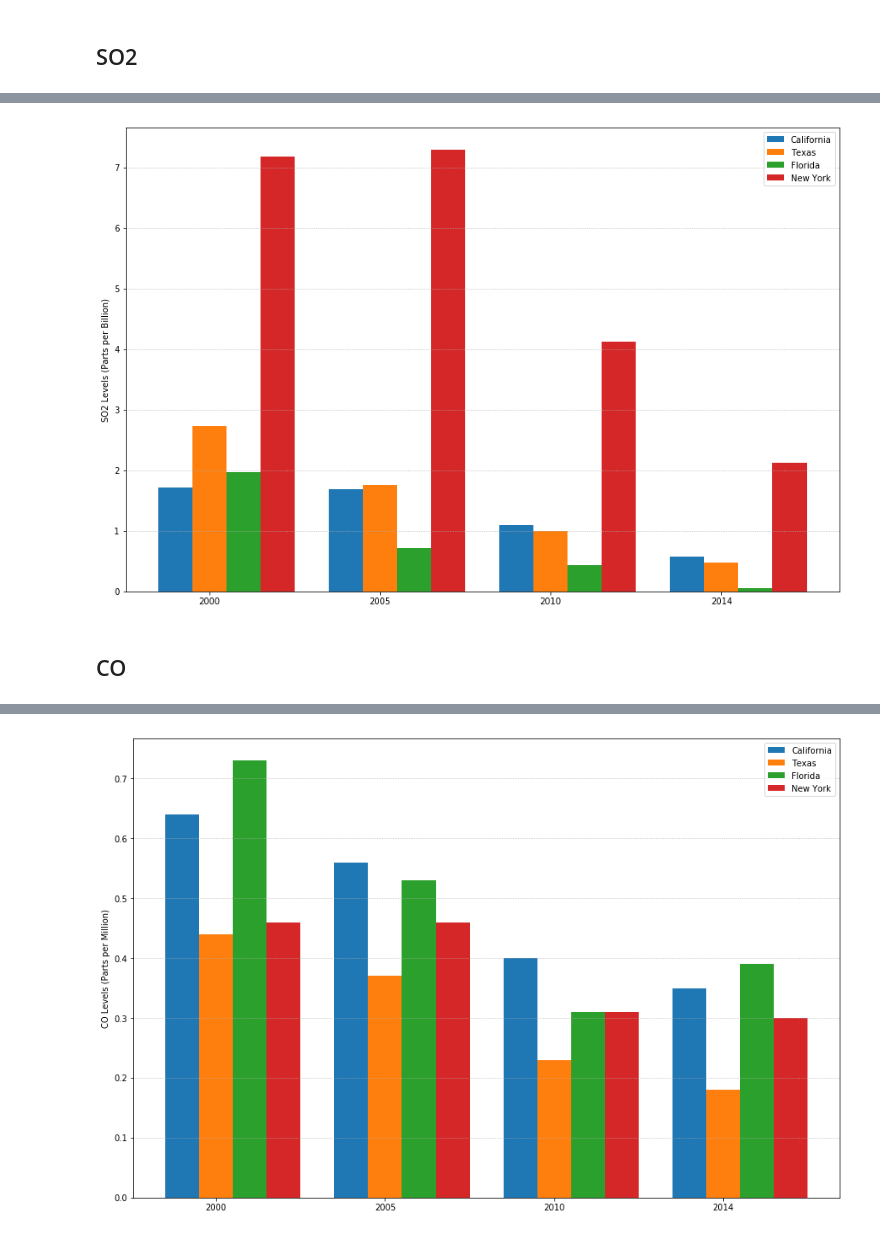
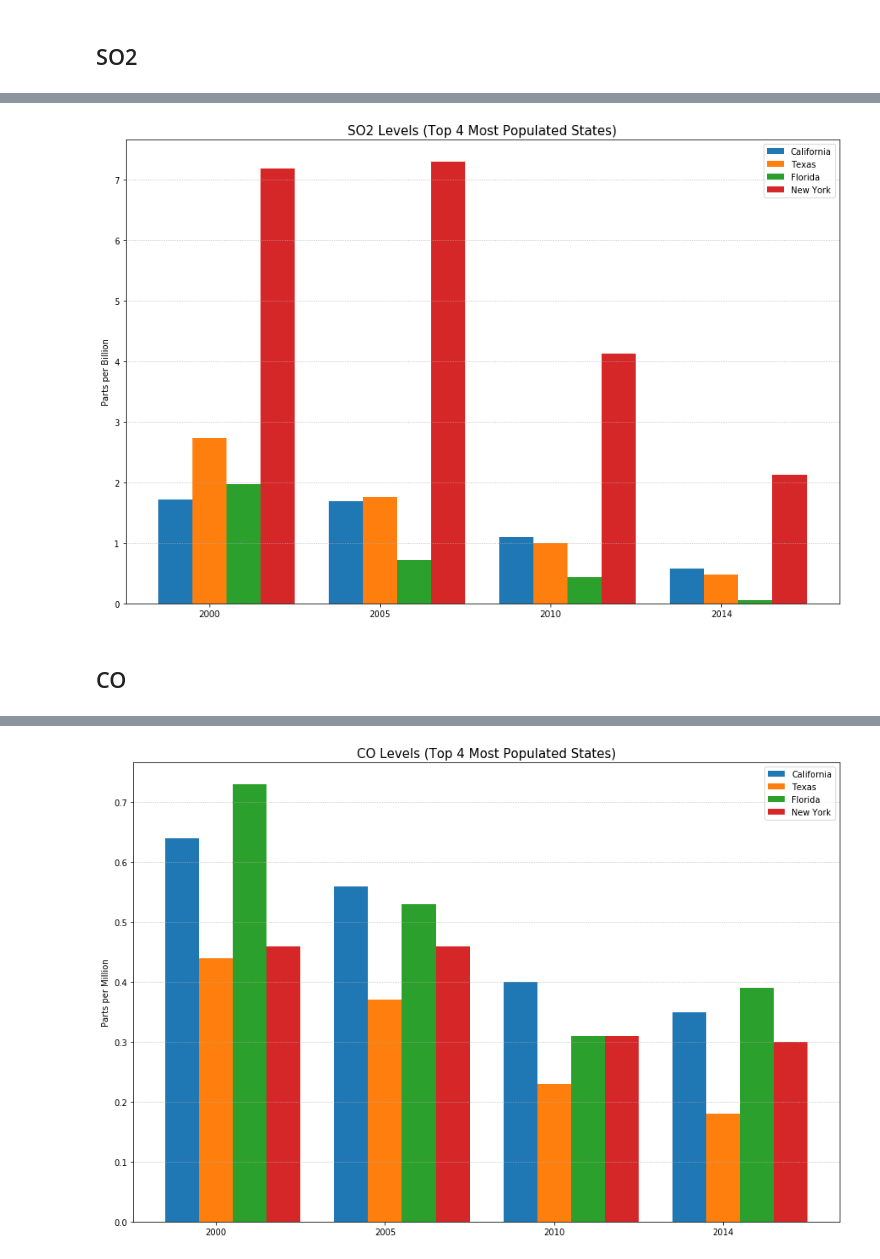
Before and after one commit to sangchoi93/US_Pollution, a Jupyter notebook: US_Pollution_Graphs.ipynb, the cells around one changed output, grey strips where cells are left out. Cells and saved outputs as stored; diff of their text form; code cells hidden in the pictures.

```diff
--- a/US_Pollution_Graphs.ipynb
+++ b/US_Pollution_Graphs.ipynb
@@ -540,7 +540,7 @@ b2 = ax.bar(ind+width, df_poll_TX['SO2 Mean'], width, color='C1')
 b3 = ax.bar(ind+width*2, df_poll_FL['SO2 Mean'], width, color='C2')
 b4 = ax.bar(ind+width*3, df_poll_NY['SO2 Mean'], width, color='C3')
 
-ax.set_ylabel('SO2 Levels (Parts per Billion)')
+ax.set_ylabel('Parts per Billion')
 ax.set_xticks(ind+width)
 ax.set_xticklabels( ('2000', '2005', '2010', '2014') )
 ax.legend( (b1[0], b2[0], b3[0], b4[0]), ('California', 'Texas', 'Florida', 'New York' ) )
@@ -556,10 +556,10 @@ autolabel(b2)
 autolabel(b3)
 autolabel(b4)
 fig.set_size_inches(15, 10, forward=True)
-
+ax.set_title('SO2 Levels (Top 4 Most Populated States)', fontsize= 15)
 plt.show()
 # %% [output]
-[figure, old version]
+[figure, new version]
 # %% [markdown]
 ## CO
 # %%
@@ -633,31 +633,31 @@ iplot(fig, filename = '2014_CO_Poll_Levels')
 # %%
 ind = np.arange(4)
 width = 0.2
 fig = plt.figure()
 ax = fig.add_subplot(111)
 plt.grid(which='major',axis='y', linestyle=':')
 b1 = ax.bar(ind, df_poll_CA['CO Mean'], width, color='C0')
 b2 = ax.bar(ind+width, df_poll_TX['CO Mean'], width, color='C1')
 b3 = ax.bar(ind+width*2, df_poll_FL['CO Mean'], width, color='C2')
 b4 = ax.bar(ind+width*3, df_poll_NY['CO Mean'], width, color='C3')
 
-ax.set_ylabel('CO Levels (Parts per Million)')
+ax.set_ylabel('Parts per Million')
 ax.set_xticks(ind+width)
 ax.set_xticklabels( ('2000', '2005', '2010', '2014') )
 ax.legend( (b1[0], b2[0], b3[0], b4[0]), ('California', 'Texas', 'Florida', 'New York' ) )
 
 def autolabel(rects):
     for rect in rects:
         h = rect.get_height()
         #ax.text(rect.get_x()+rect.get_width()/2., 1.01*h, '%d'%int(h),
         #        ha='center', va='bottom')
 
 autolabel(b1)
 autolabel(b2)
 autolabel(b3)
 autolabel(b4)
 fig.set_size_inches(15, 10, forward=True)
-
+ax.set_title('CO Levels (Top 4 Most Populated States)', fontsize= 15)
 plt.show()
 # %% [output]
-[figure, old version]
+[figure, new version]
```
Also changed, not shown: parts of 3 cells of this notebook.
